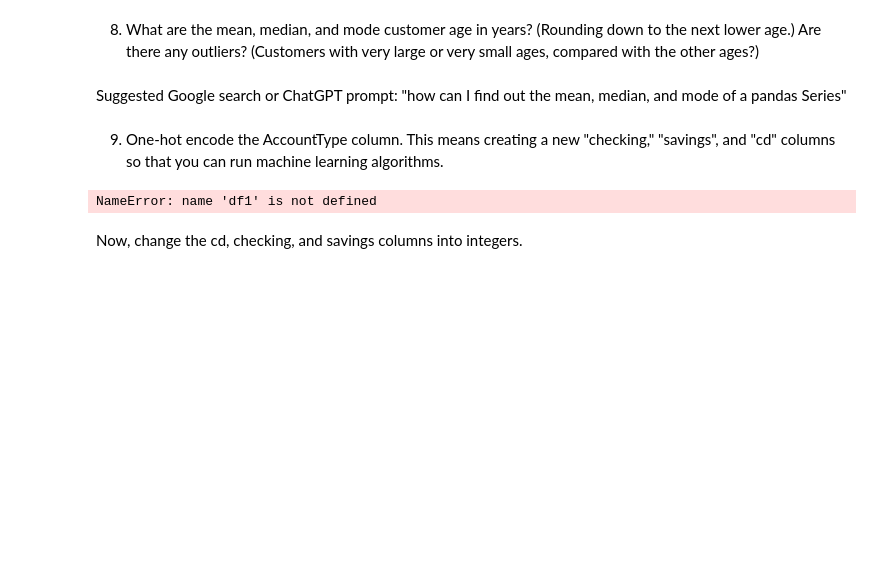
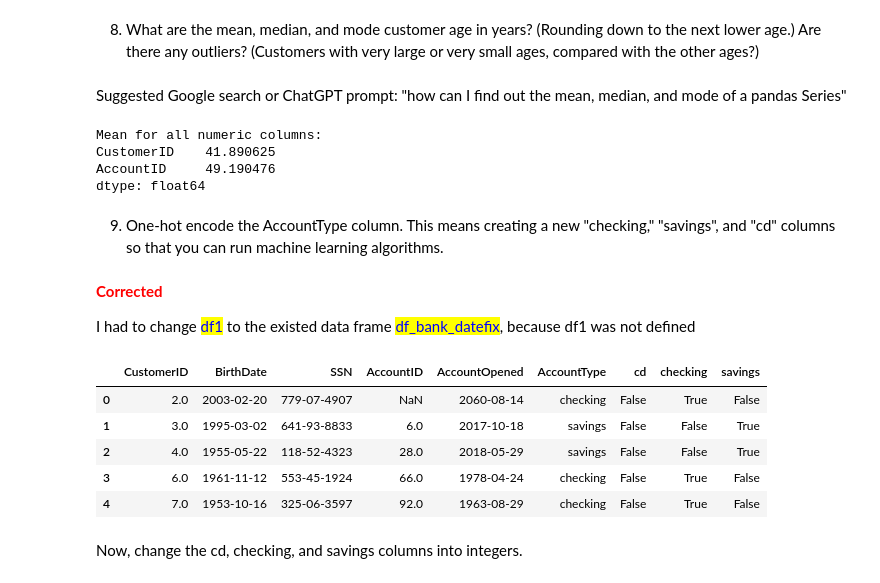
Before and after one commit to tetianakravchuk/AI-for-Leaders, a Jupyter notebook: Week1.ipynb, the cells around one changed output. Cells and saved outputs as stored; diff of their text form; code cells hidden in the pictures; blank space fills up the shorter version.

```diff
--- a/Week1.ipynb
+++ b/Week1.ipynb
@@ -502,13 +505,30 @@ This will involve using data.duplicated() but this time without keep = False.  W
 Are there any outliers?  (Customers with very large or very small ages, compared with the other ages?)
 # %% [markdown]
 Suggested Google search or ChatGPT prompt: "how can I find out the mean, median, and mode of a pandas Series"
+# %%
+print("Mean for all numeric columns:")
+print(df_bank_datefix.select_dtypes(include=[np.number]).mean())
+# %% [output]
+Mean for all numeric columns:
+CustomerID    41.890625
+AccountID     49.190476
+dtype: float64
 # %% [markdown]
 9. One-hot encode the AccountType column.  This means creating a new "checking," "savings", and "cd" columns so that you can run machine learning algorithms.
+# %% [markdown]
+**<span style="color:red"> Corrected </span>**
+
+I had to change <mark><span style="color: blue;">df1</span></mark> to the existed data frame <mark><span style="color: blue;">df_bank_datefix</span></mark>, because df1 was not defined
 # %%
-one_hot = pd.get_dummies(df1["AccountType"])
-df2 = df2.join(one_hot)
-df2.iloc[0:5]
+one_hot = pd.get_dummies(df_bank_datefix["AccountType"])
+df_bank_datefix = df_bank_datefix.join(one_hot)
+df_bank_datefix.iloc[0:5]
 # %% [output]
-NameError: name 'df1' is not defined
+|  | CustomerID | BirthDate | SSN | AccountID | AccountOpened | AccountType | cd | checking | savings |
+| 0 | 2.0 | 2003-02-20 | 779-07-4907 | NaN | 2060-08-14 | checking | False | True | False |
+| 1 | 3.0 | 1995-03-02 | 641-93-8833 | 6.0 | 2017-10-18 | savings | False | False | True |
+| 2 | 4.0 | 1955-05-22 | 118-52-4323 | 28.0 | 2018-05-29 | savings | False | False | True |
+| 3 | 6.0 | 1961-11-12 | 553-45-1924 | 66.0 | 1978-04-24 | checking | False | True | False |
+| 4 | 7.0 | 1953-10-16 | 325-06-3597 | 92.0 | 1963-08-29 | checking | False | True | False |
 # %% [markdown]
 Now, change the cd, checking, and savings columns into integers.
```
Also changed, not shown: parts of 4 cells of this notebook.
